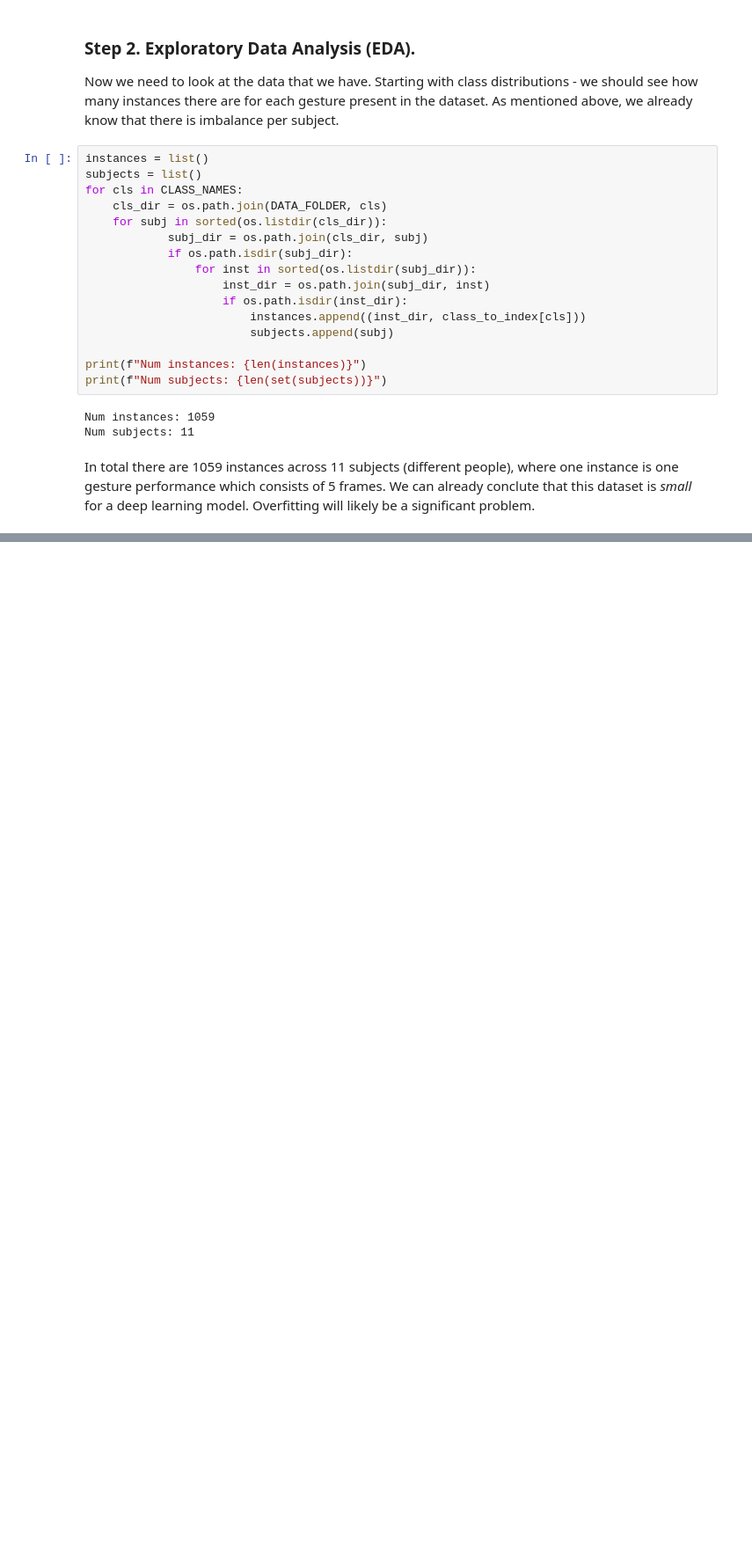
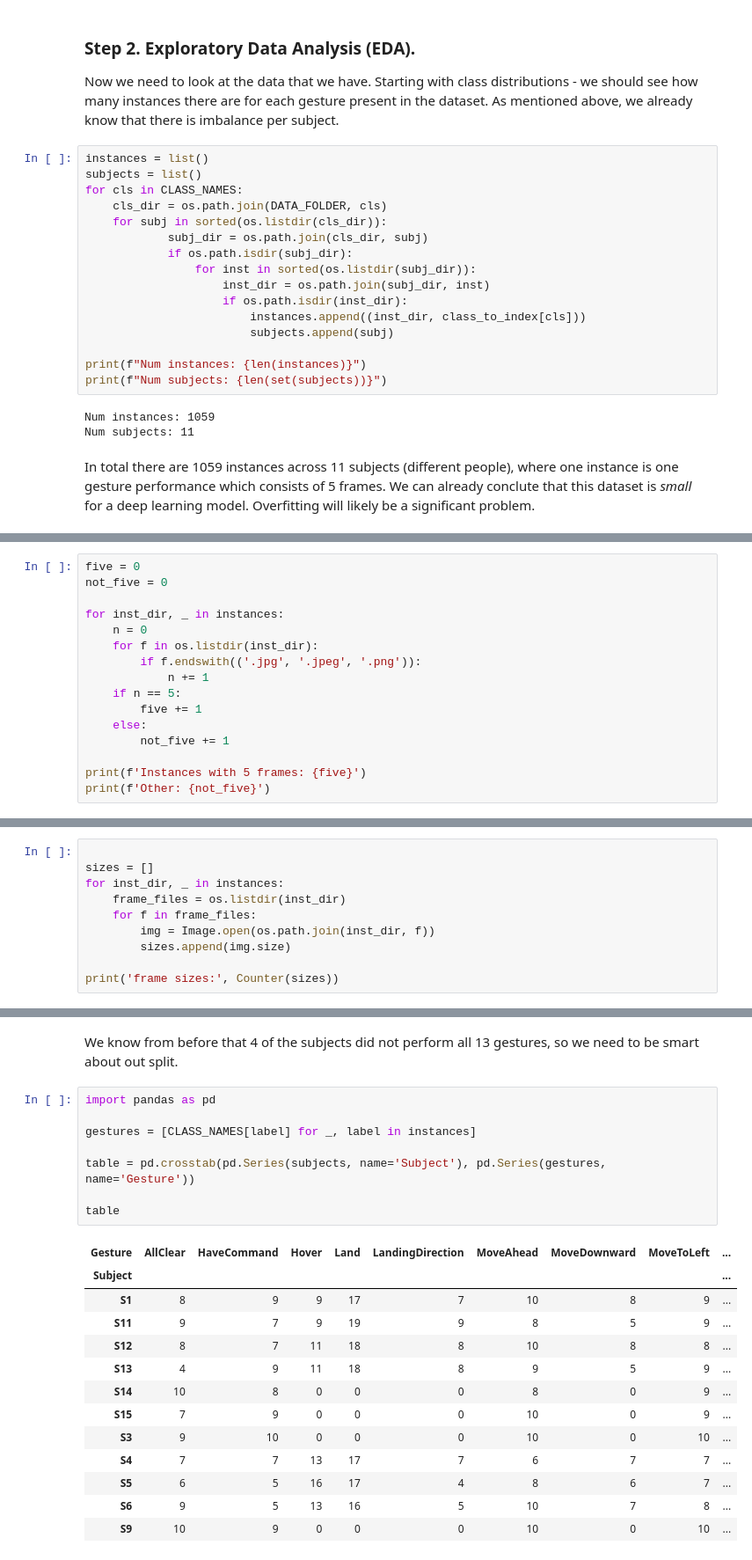
Before and after one commit to devvotel/Deep-Learning-Semester-2-2026-RMIT, a Jupyter notebook: notebook.ipynb, the cells around one changed output, grey strips where cells are left out. Shown at 88% size. Saved outputs shown, nothing was run; the diff lists cells and outputs as text; blank space fills up the shorter version.

```diff
--- a/notebook.ipynb
+++ b/notebook.ipynb
@@ -192,0 +238,16 @@ plt.show()
+# %%
+five = 0
+not_five = 0
+
+for inst_dir, _ in instances:
+    n = 0
+    for f in os.listdir(inst_dir):
+        if f.endswith(('.jpg', '.jpeg', '.png')):
+            n += 1
+    if n == 5:
+        five += 1
+    else:
+        not_five += 1
+
+print(f'Instances with 5 frames: {five}')
+print(f'Other: {not_five}')
@@ -192,0 +261,10 @@ plt.show()
+# %%
+
+sizes = []
+for inst_dir, _ in instances:
+    frame_files = os.listdir(inst_dir)
+    for f in frame_files:
+        img = Image.open(os.path.join(inst_dir, f))
+        sizes.append(img.size)
+
+print('frame sizes:', Counter(sizes))
@@ -192,0 +322,24 @@ plt.show()
+# %% [markdown]
+We know from before that 4 of the subjects did not perform all 13 gestures, so we need to be smart about out split.
+# %%
+import pandas as pd
+
+gestures = [CLASS_NAMES[label] for _, label in instances]
+
+table = pd.crosstab(pd.Series(subjects, name='Subject'), pd.Series(gestures, name='Gesture'))
+
+table
+# %% [output]
+| Gesture | AllClear | HaveCommand | Hover | Land | LandingDirection | MoveAhead | MoveDownward | MoveToLeft | ... |
+| Subject |  |  |  |  |  |  |  |  | ... |
+| S1 | 8 | 9 | 9 | 17 | 7 | 10 | 8 | 9 | ... |
+| S11 | 9 | 7 | 9 | 19 | 9 | 8 | 5 | 9 | ... |
+| S12 | 8 | 7 | 11 | 18 | 8 | 10 | 8 | 8 | ... |
+| S13 | 4 | 9 | 11 | 18 | 8 | 9 | 5 | 9 | ... |
+| S14 | 10 | 8 | 0 | 0 | 0 | 8 | 0 | 9 | ... |
+| S15 | 7 | 9 | 0 | 0 | 0 | 10 | 0 | 9 | ... |
+| S3 | 9 | 10 | 0 | 0 | 0 | 10 | 0 | 10 | ... |
+| S4 | 7 | 7 | 13 | 17 | 7 | 6 | 7 | 7 | ... |
+| S5 | 6 | 5 | 16 | 17 | 4 | 8 | 6 | 7 | ... |
+| S6 | 9 | 5 | 13 | 16 | 5 | 10 | 7 | 8 | ... |
+| S9 | 10 | 9 | 0 | 0 | 0 | 10 | 0 | 10 | ... |
```
Also changed, not shown: parts of 27 cells of this notebook.
